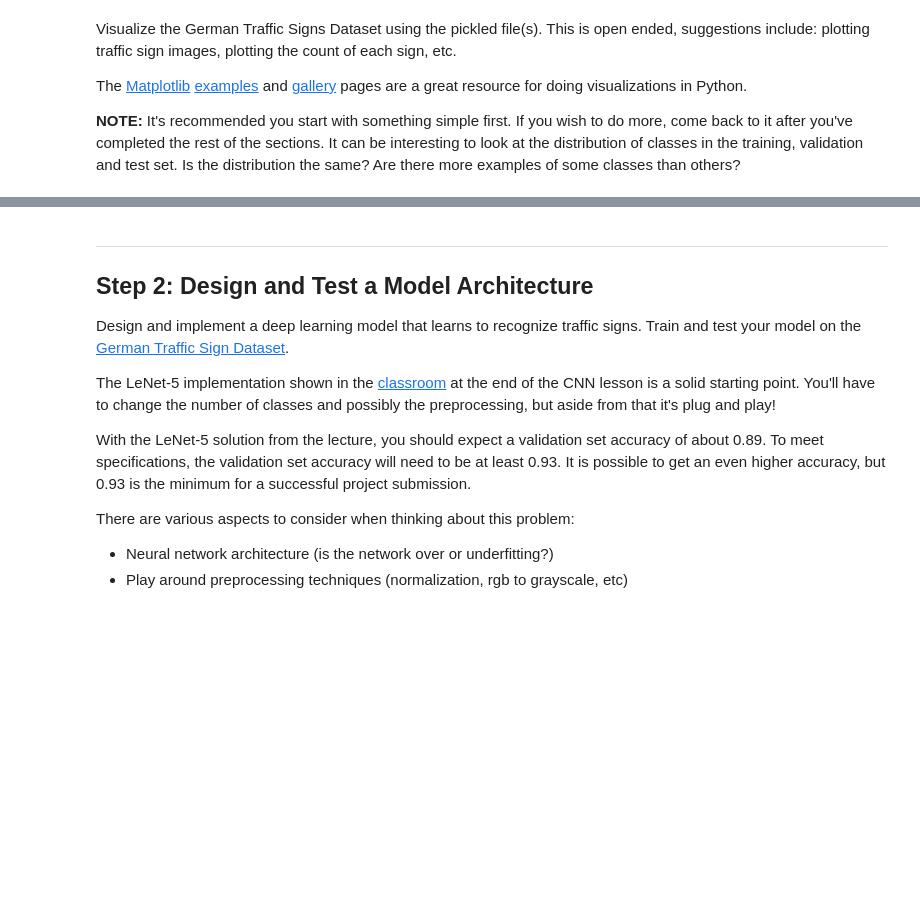
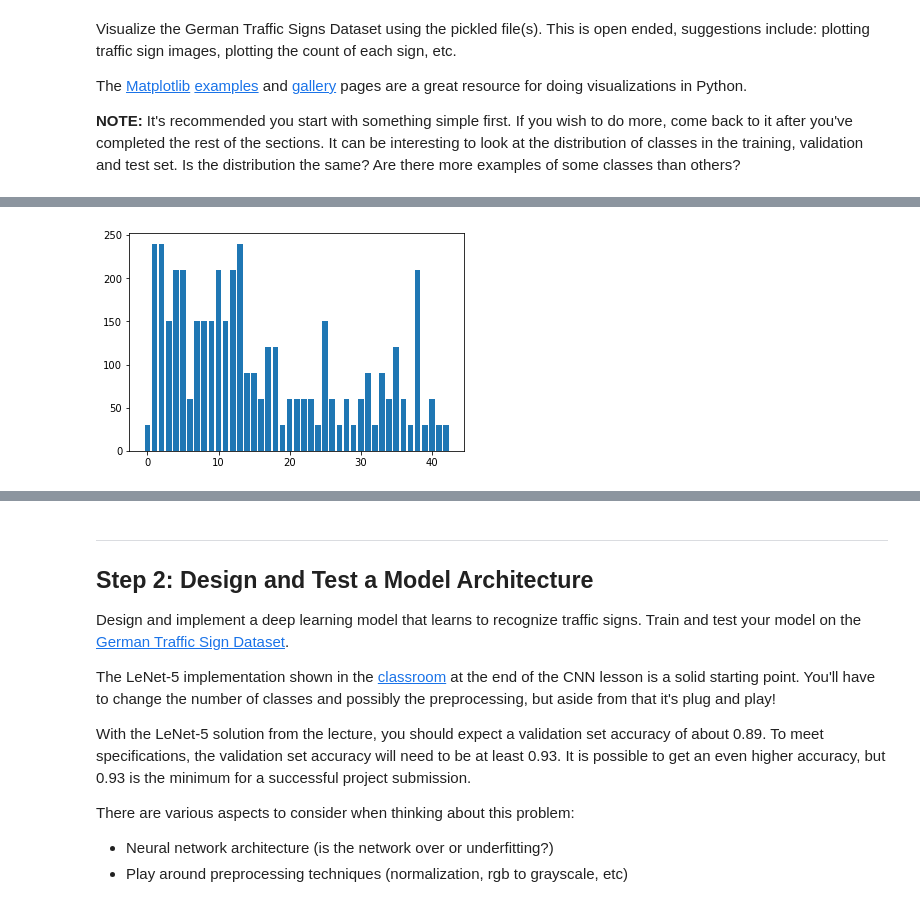
Before and after one commit to rongqiqiu/CarND-Traffic-Sign-Classifier-Project, a Jupyter notebook: Traffic_Sign_Classifier.ipynb, the cells around one changed output, grey strips where cells are left out. Saved outputs shown, nothing was run; the diff lists cells and outputs as text; code cells hidden in the pictures; blank space fills up the shorter version.

```diff
--- a/Traffic_Sign_Classifier.ipynb
+++ b/Traffic_Sign_Classifier.ipynb
@@ -112,0 +119,6 @@ print(y_train[index])
+# %%
+hist, bins = np.histogram(y_valid, bins=n_classes)
+plt.bar(np.arange(n_classes), hist)
+plt.show()
+# %% [output]
+[figure, added]
```
Also changed, not shown: parts of 9 cells of this notebook, 3 other files.
